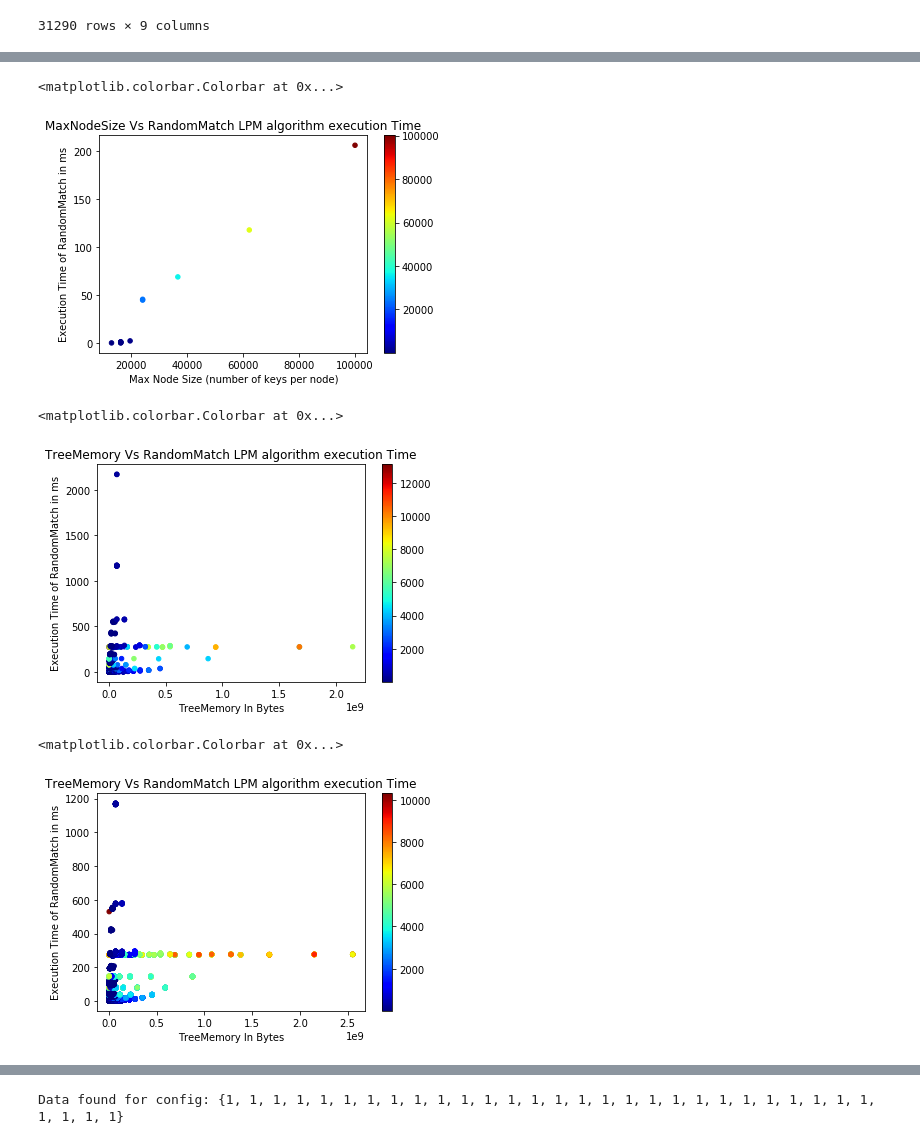
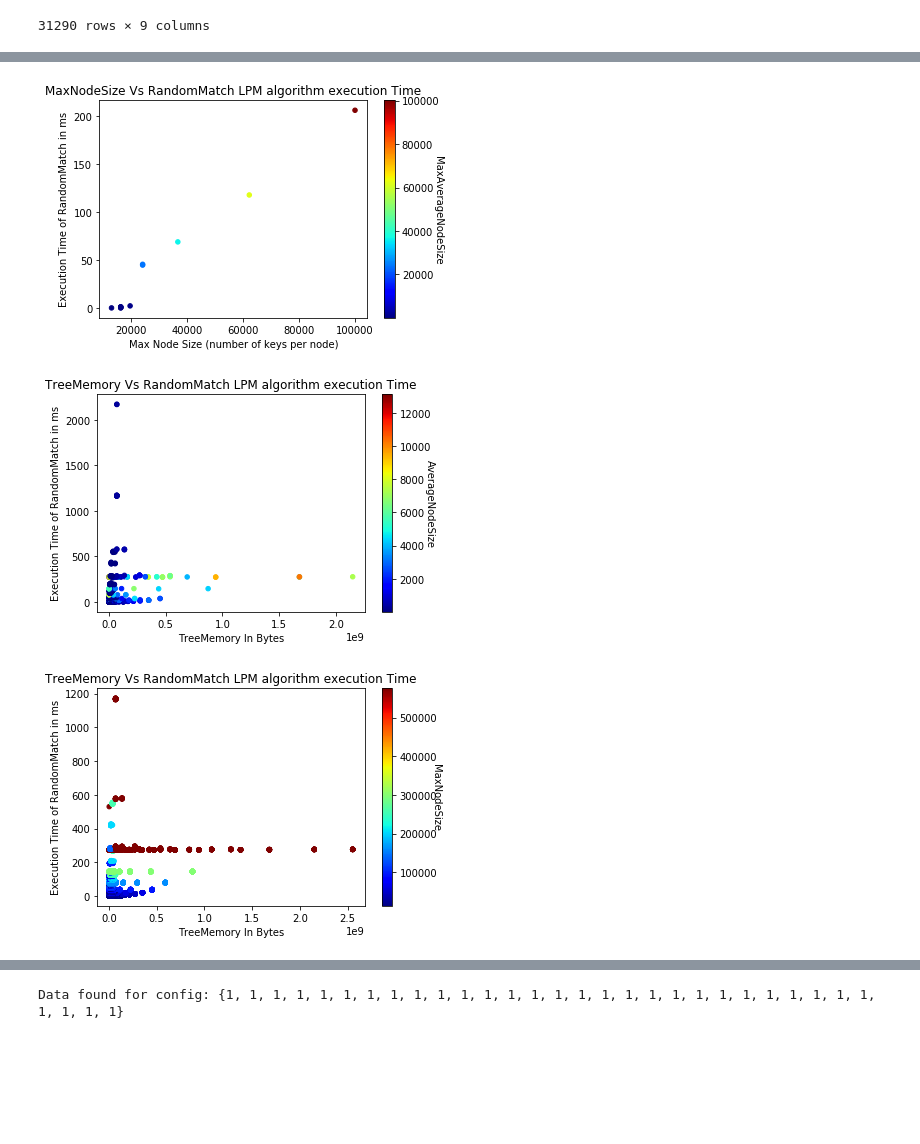
Before and after one commit to matrackif/TrieStrides, a Jupyter notebook: flavors_data_analysis.ipynb, the cells around one changed output, grey strips where cells are left out. Saved outputs shown, nothing was run; the diff lists cells and outputs as text; code cells hidden in the pictures; blank space fills up the shorter version.

```diff
--- a/flavors_data_analysis.ipynb
+++ b/flavors_data_analysis.ipynb
@@ -140,3 +140,6 @@ all_configs_5_strides[['Config', 'MaxNodeSize', 'MaxAverageNodeSize', 'AverageNo
 | 31285 | {24, 3, 3, 1, 1} | 575282 | 575282.000 | 346.4540 | 1172.260000 | 1737.49000 | 69481832 | ... |
 | 31275 | {24, 2, 2, 2, 2} | 575282 | 575282.000 | 278.8040 | 1172.600000 | 1738.97000 | 69465744 | ... |
 31290 rows × 9 columns
+# %%
+all_configs_5_strides = all_configs_5_strides.sort_values('TreeMemoryUniqueOnly')
+all_configs_5_strides[['Config', 'MaxNodeSize', 'MaxAverageNodeSize', 'AverageNodeSize', 'RandomMatch', 'Match','TreeMemoryUniqueOnly', 'Build', 'EmptyPointerLevels']]
@@ -251,10 +285,10 @@ plt.title("MaxNodeSize Vs RandomMatch LPM algorithm execution Time")
 plt.xlabel("Max Node Size (number of keys per node)")
 plt.ylabel("Execution Time of RandomMatch in ms")
 plt.scatter(x, y, s=20, c=z, marker='o', cmap = cm.jet)
-plt.colorbar()
+clb = plt.colorbar()
+clb.set_label('MaxAverageNodeSize', rotation=270)
 # %% [output]
-<matplotlib.colorbar.Colorbar at 0x...>
-[figure, old version]
+[figure, new version]
 # %%
 x = results_random_shuffled['TreeMemoryUniqueOnly'].values
 y = results_random_shuffled['RandomMatch'].values
@@ -263,22 +297,22 @@ plt.title("TreeMemory Vs RandomMatch LPM algorithm execution Time")
 plt.xlabel("TreeMemory In Bytes")
 plt.ylabel("Execution Time of RandomMatch in ms")
 plt.scatter(x, y, s=20, c=z, marker='o', cmap = cm.jet)
-plt.colorbar()
+clb = plt.colorbar()
+clb.set_label('AverageNodeSize', rotation=270)
 # %% [output]
-<matplotlib.colorbar.Colorbar at 0x...>
-[figure, old version]
+[figure, new version]
 # %%
 x = all_configs_5_strides['TreeMemoryUniqueOnly'].values
 y = all_configs_5_strides['RandomMatch'].values
-z = all_configs_5_strides['AverageNodeSize'].values
+z = all_configs_5_strides['MaxNodeSize'].values
 plt.title("TreeMemory Vs RandomMatch LPM algorithm execution Time")
 plt.xlabel("TreeMemory In Bytes")
 plt.ylabel("Execution Time of RandomMatch in ms")
 plt.scatter(x, y, s=20, c=z, marker='o', cmap = cm.jet)
-plt.colorbar()
+clb = plt.colorbar()
+clb.set_label('MaxNodeSize', rotation=270)
 # %% [output]
-<matplotlib.colorbar.Colorbar at 0x...>
-[figure, old version]
+[figure, new version]
 # %%
 # Completely random
 x = results_wolant['TreeMemoryUniqueOnly'].values
```
Also changed, not shown: parts of 19 cells of this notebook, 2 other files.
